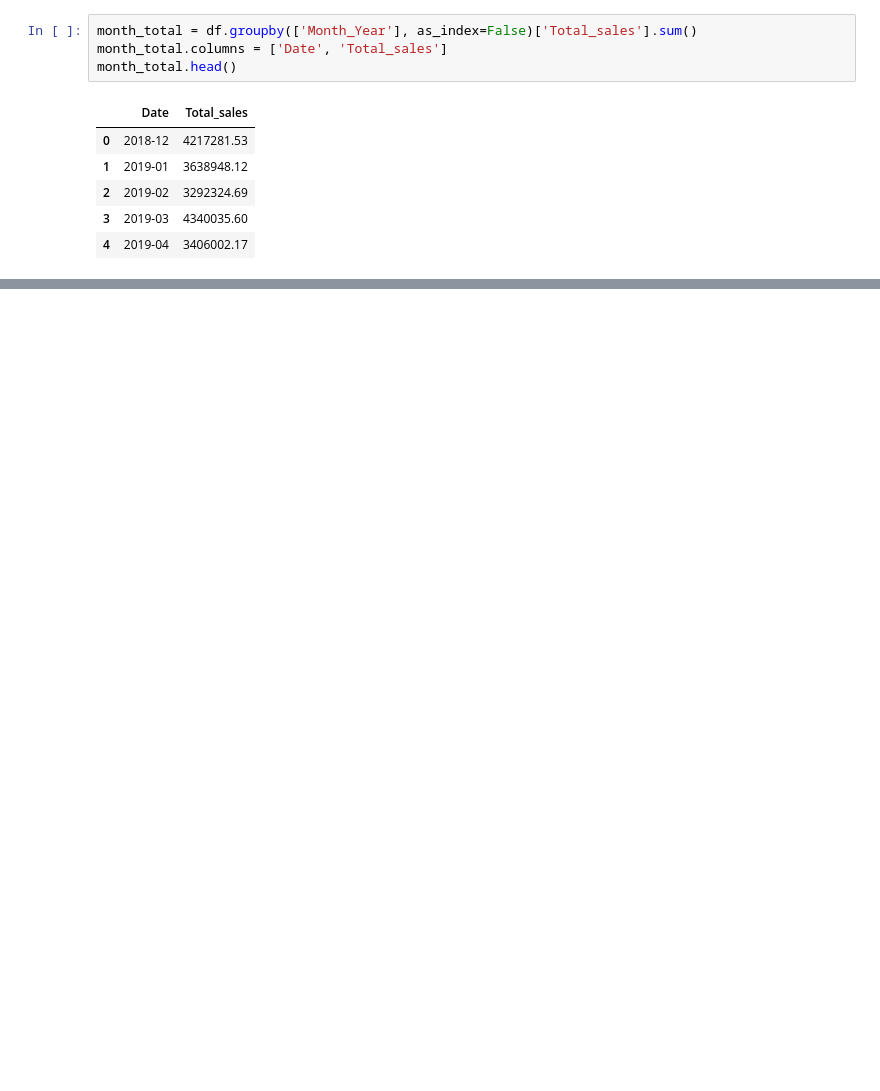
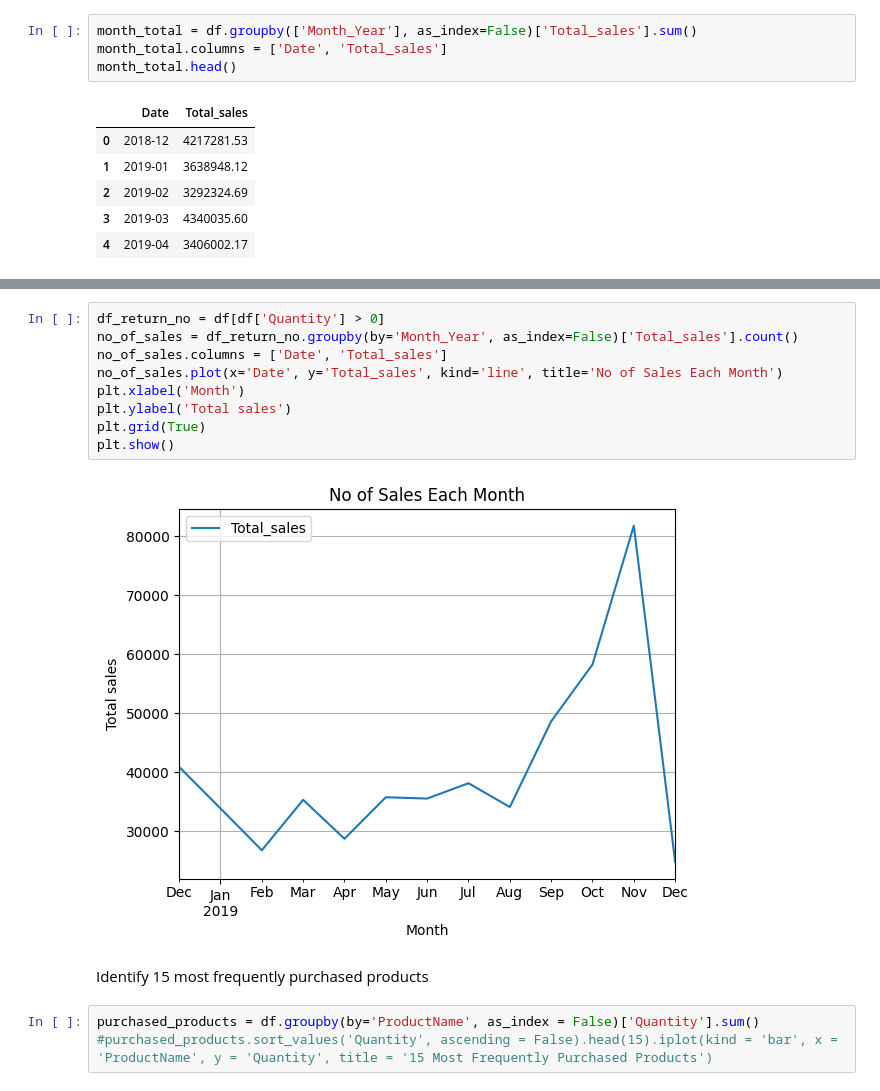
Before and after one commit to Oluyomy/Transforming_e-commerce_transactions, a Jupyter notebook: transactions.ipynb, the cells around one changed output, grey strips where cells are left out. Saved outputs shown, nothing was run; the diff lists cells and outputs as text; blank space fills up the shorter version.

```diff
--- a/transactions.ipynb
+++ b/transactions.ipynb
@@ -198,0 +210,16 @@ month_total.head()
+# %%
+df_return_no = df[df['Quantity'] > 0]
+no_of_sales = df_return_no.groupby(by='Month_Year', as_index=False)['Total_sales'].count()
+no_of_sales.columns = ['Date', 'Total_sales']
+no_of_sales.plot(x='Date', y='Total_sales', kind='line', title='No of Sales Each Month')
+plt.xlabel('Month')
+plt.ylabel('Total sales')
+plt.grid(True)
+plt.show()
+# %% [output]
+[figure, added]
+# %% [markdown]
+Identify 15 most frequently purchased products
+# %%
+purchased_products = df.groupby(by='ProductName', as_index = False)['Quantity'].sum()
+#purchased_products.sort_values('Quantity', ascending = False).head(15).iplot(kind = 'bar', x = 'ProductName', y = 'Quantity', title = '15 Most Frequently Purchased Products')
```
Also changed, not shown: parts of 3 cells of this notebook, 1 other file.
